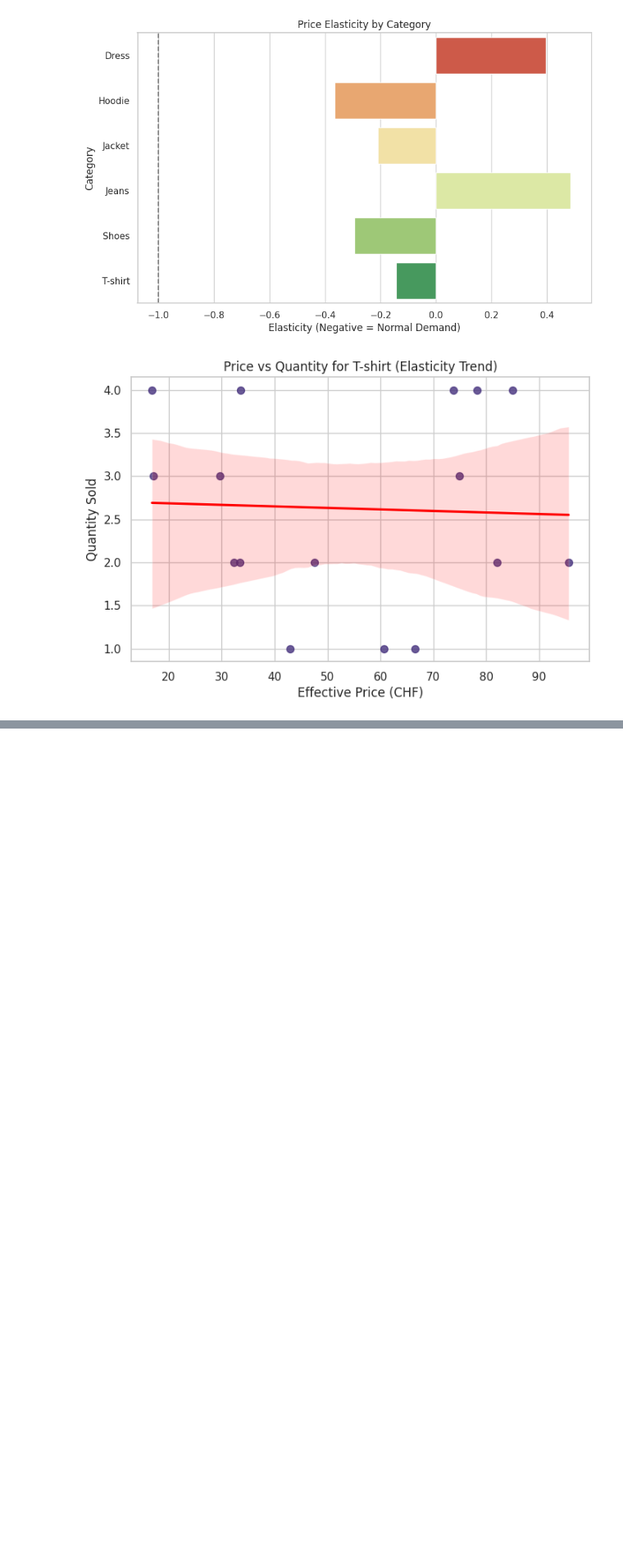
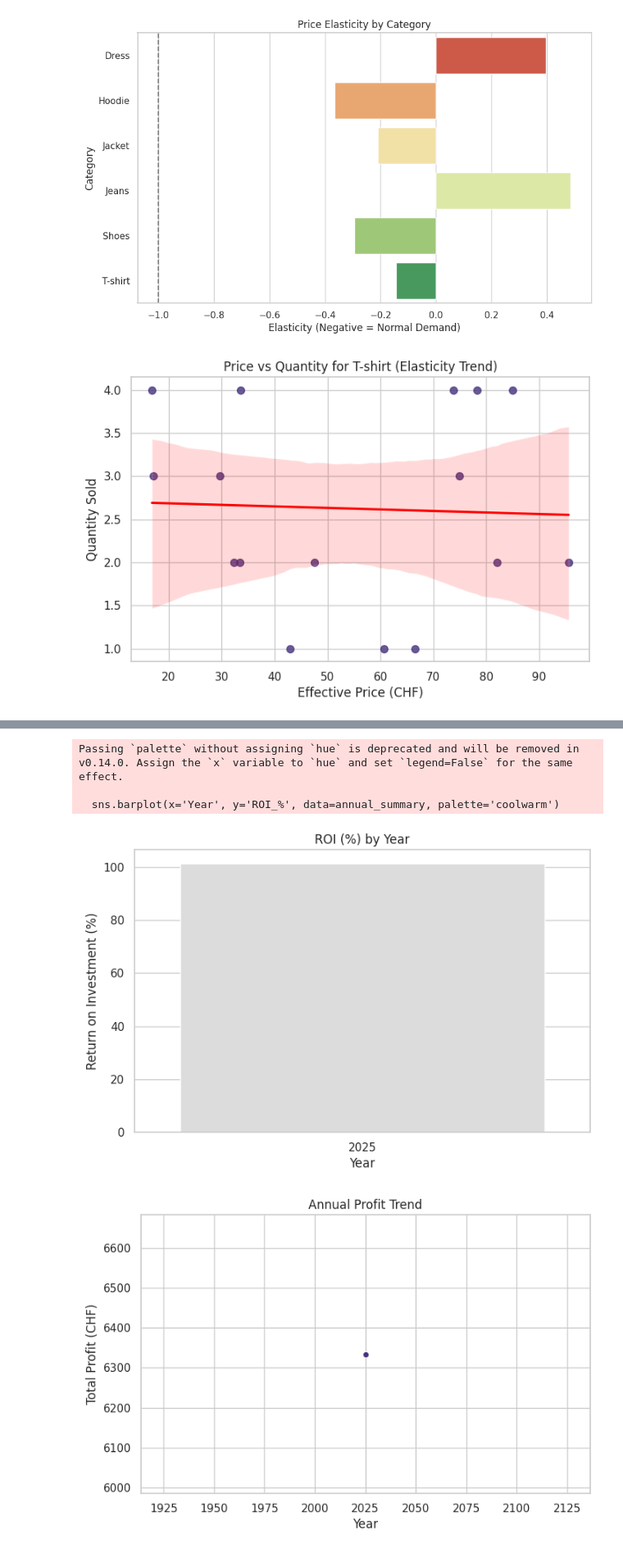
Before and after one commit to Mainabryan/SWISS-CLOTHING-BRAND, a Jupyter notebook: Swiss_clothing_brand.ipynb, the cells around one changed output, grey strips where cells are left out. Shown at 82% size. Cells and saved outputs as stored; diff of their text form; code cells hidden in the pictures; blank space fills up the shorter version.

```diff
--- a/Swiss_clothing_brand.ipynb
+++ b/Swiss_clothing_brand.ipynb
@@ -1707,0 +1819,73 @@ T-shirt: Inelastic - Increase price 5-10% to improve profitability (margin 49.9%
+# %%
+import pandas as pd
+import numpy as np
+
+# Load datasets
+sales = pd.read_csv('/content/sales_table-sheet1-sourcetable.csv')
+products = pd.read_csv('/content/product_table-sheet1-sourcetable.csv')
+
+# Merge Sales + Product info
+df = sales.merge(products[['Product_ID', 'Category', 'Cost_Price_CHF', 'Selling_Price_CHF']], on='Product_ID', how='inner')
+
+# Filter valid sales
+df = df[df['Quantity'] > 0]
+
+# ---- 🧮 CALCULATIONS ----
+
+# 1️⃣ Total Revenue (per sale)
+df['Revenue'] = df['Quantity'] * df['Selling_Price_CHF']
+
+# 2️⃣ Total Cost
+df['Total_Cost'] = df['Quantity'] * df['Cost_Price_CHF']
+
+# 3️⃣ Profit per sale
+df['Profit'] = df['Revenue'] - df['Total_Cost']
+
+# ---- 🧾 AGGREGATE BY YEAR ----
+df['Date'] = pd.to_datetime(df['Date'])
+df['Year'] = df['Date'].dt.year
+
+annual_summary = df.groupby('Year').agg({
+    'Revenue': 'sum',
+    'Total_Cost': 'sum',
+    'Profit': 'sum'
+}).reset_index()
+
+# 4️⃣ ROI (Return on Investment)
+annual_summary['ROI_%'] = (annual_summary['Profit'] / annual_summary['Total_Cost']) * 100
+
+# 5️⃣ Payback Period (Months)
+# Assuming payback = investment / monthly profit
+annual_summary['Monthly_Profit'] = annual_summary['Profit'] / 12
+annual_summary['Payback_Months'] = (annual_summary['Total_Cost'] / annual_summary['Monthly_Profit']).round(2)
+
+# ---- 💰 Display Results ----
+print("📊 Annual Profitability Summary:")
+print(annual_summary)
+
+# Optional: Format values nicely
+annual_summary['Revenue'] = annual_summary['Revenue'].round(2)
+annual_summary['Total_Cost'] = annual_summary['Total_Cost'].round(2)
+annual_summary['Profit'] = annual_summary['Profit'].round(2)
+annual_summary['ROI_%'] = annual_summary['ROI_%'].round(2)
+annual_summary['Payback_Months'] = annual_summary['Payback_Months'].round(1)
+
+# ---- 📈 Visual: ROI vs Year ----
+import seaborn as sns
+import matplotlib.pyplot as plt
+
+plt.figure(figsize=(8,5))
+sns.barplot(x='Year', y='ROI_%', data=annual_summary, palette='coolwarm')
+plt.title('ROI (%) by Year')
+plt.xlabel('Year')
+plt.ylabel('Return on Investment (%)')
+plt.show()
+
+# ---- 📈 Visual: Profit Trend ----
+plt.figure(figsize=(8,5))
+sns.lineplot(x='Year', y='Profit', data=annual_summary, marker='o')
+plt.title('Annual Profit Trend')
+plt.xlabel('Year')
+plt.ylabel('Total Profit (CHF)')
+plt.show()
+# %% [output]
@@ -1707,0 +1898,5 @@ T-shirt: Inelastic - Increase price 5-10% to improve profitability (margin 49.9%
+Passing `palette` without assigning `hue` is deprecated and will be removed in v0.14.0. Assign the `x` variable to `hue` and set `legend=False` for the same effect.
+
+  sns.barplot(x='Year', y='ROI_%', data=annual_summary, palette='coolwarm')
+[figure, added]
+[figure, added]
```
Also changed, not shown: parts of 2 cells of this notebook.
